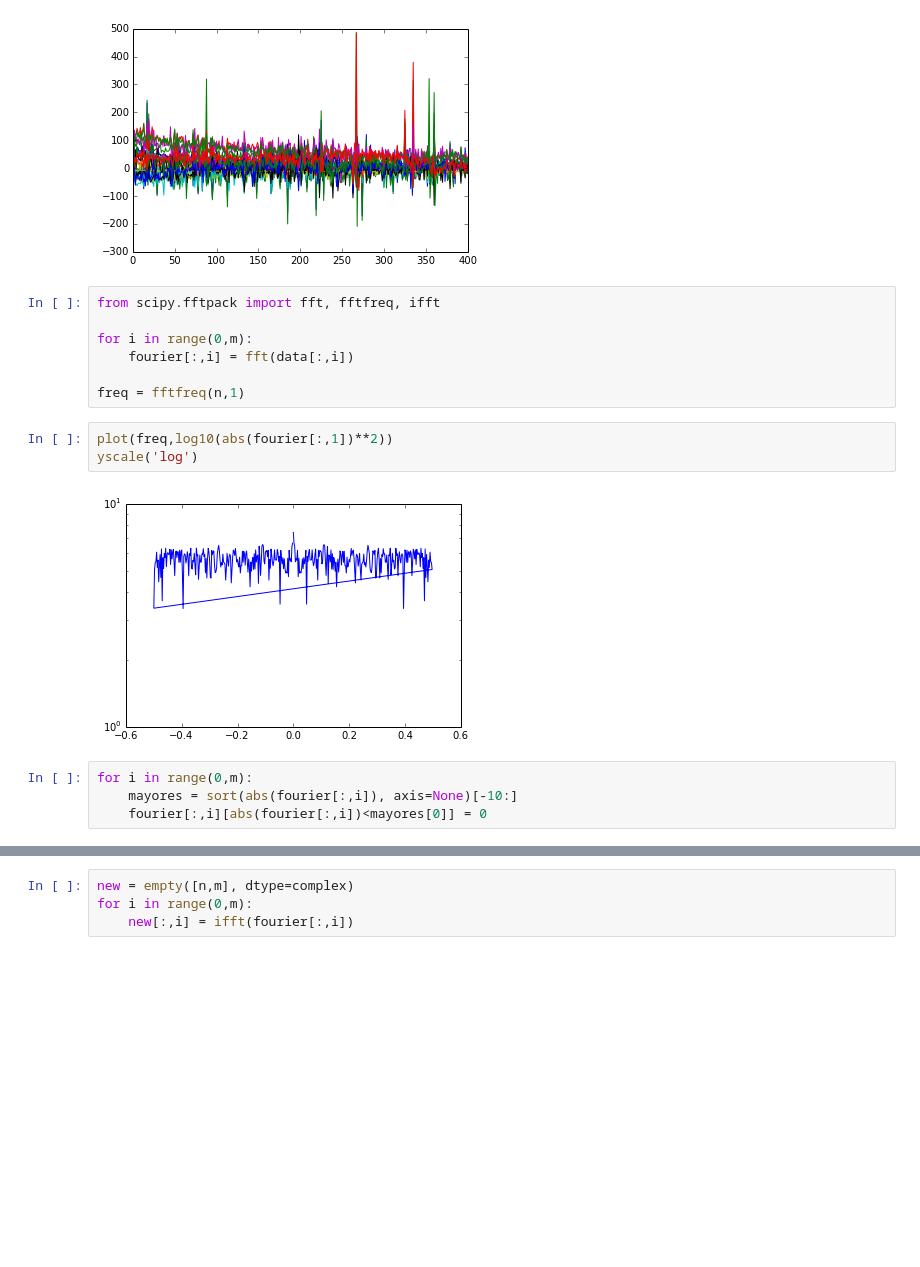
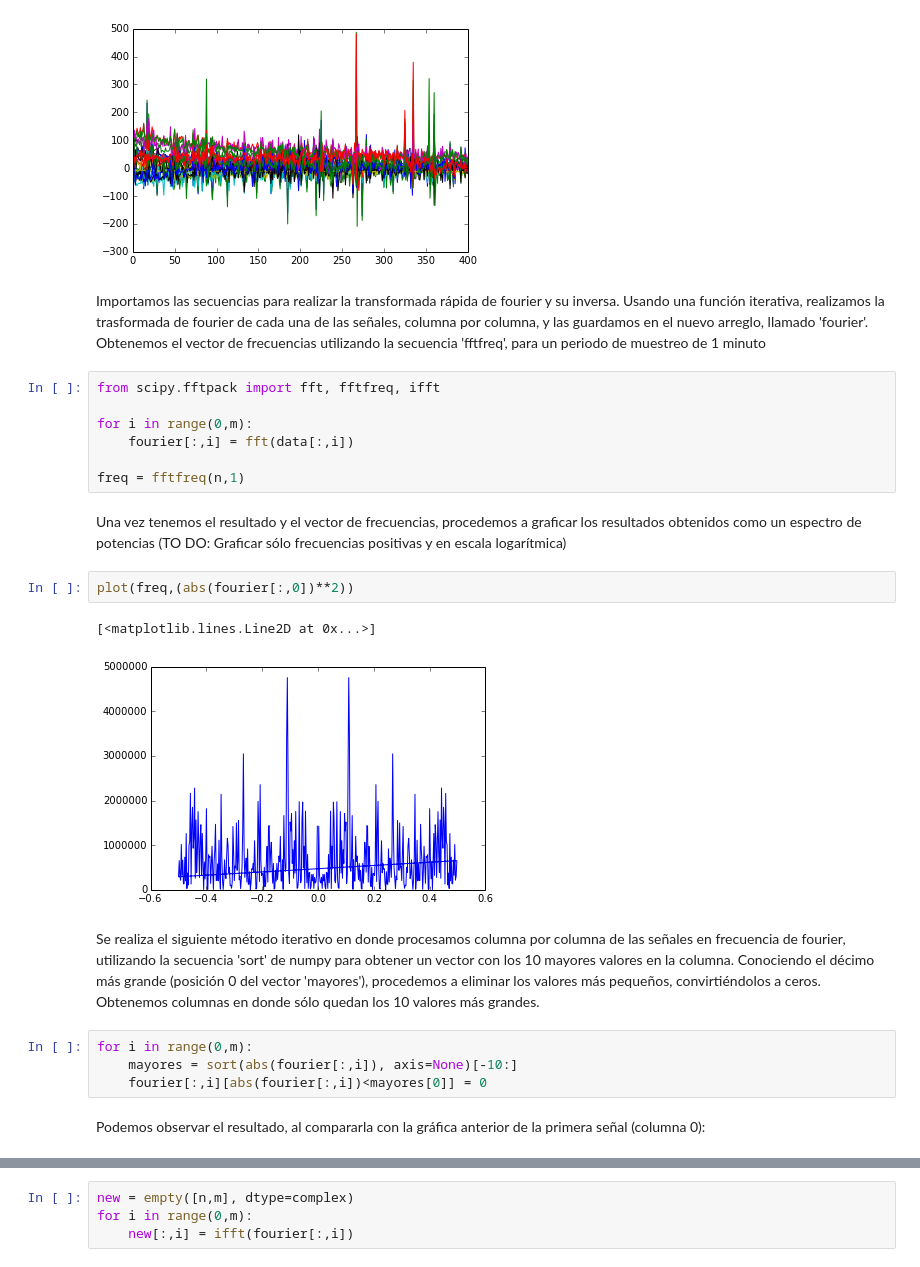
Before and after one commit to jdrpuche/ComputacionalTarea5, a Jupyter notebook: FFT.ipynb, the cells around one changed output, grey strips where cells are left out. Saved outputs shown, nothing was run; the diff lists cells and outputs as text; blank space fills up the shorter version.

```diff
--- a/FFT.ipynb
+++ b/FFT.ipynb
@@ -13,6 +15,8 @@ for i in range(0,m):
     plot(x,data[:,i])
 # %% [output]
 [figure]
+# %% [markdown]
+Importamos las secuencias para realizar la transformada rápida de fourier y su inversa. Usando una función iterativa, realizamos la trasformada de fourier de cada una de las señales, columna por columna, y las guardamos en el nuevo arreglo, llamado 'fourier'. Obtenemos el vector de frecuencias utilizando la secuencia 'fftfreq', para un periodo de muestreo de 1 minuto
 # %%
 from scipy.fftpack import fft, fftfreq, ifft
 
@@ -20,13 +24,19 @@ for i in range(0,m):
     fourier[:,i] = fft(data[:,i])
 
 freq = fftfreq(n,1)
+# %% [markdown]
+Una vez tenemos el resultado y el vector de frecuencias, procedemos a graficar los resultados obtenidos como un espectro de potencias (TO DO: Graficar sólo frecuencias positivas y en escala logarítmica)
 # %%
-plot(freq,log10(abs(fourier[:,1])**2))
-yscale('log')
+plot(freq,(abs(fourier[:,0])**2))
 # %% [output]
+[<matplotlib.lines.Line2D at 0x...>]
-[figure, old version]
+[figure, new version]
+# %% [markdown]
+Se realiza el siguiente método iterativo en donde procesamos columna por columna de las señales en frecuencia de fourier, utilizando la secuencia 'sort' de numpy para obtener un vector con los 10 mayores valores en la columna. Conociendo el décimo más grande (posición 0 del vector 'mayores'), procedemos a eliminar los valores más pequeños, convirtiéndolos a ceros. Obtenemos columnas en donde sólo quedan los 10 valores más grandes.
 # %%
 for i in range(0,m):
     mayores = sort(abs(fourier[:,i]), axis=None)[-10:]
     fourier[:,i][abs(fourier[:,i])<mayores[0]] = 0
+# %% [markdown]
+Podemos observar el resultado, al compararla con la gráfica anterior de la primera señal (columna 0):
 # %%
```
Also changed, not shown: parts of 6 cells of this notebook.
